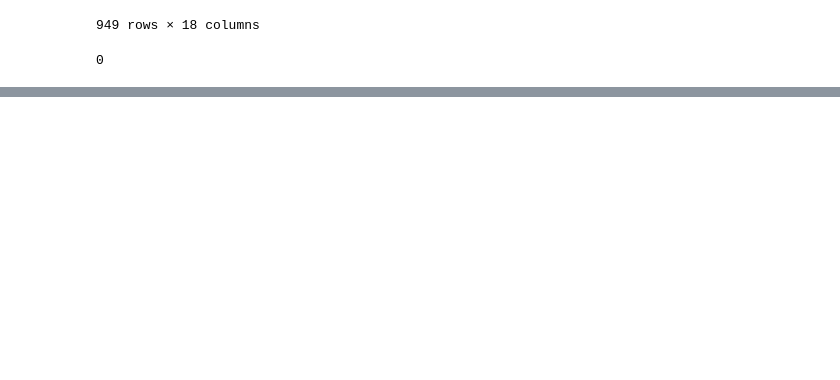
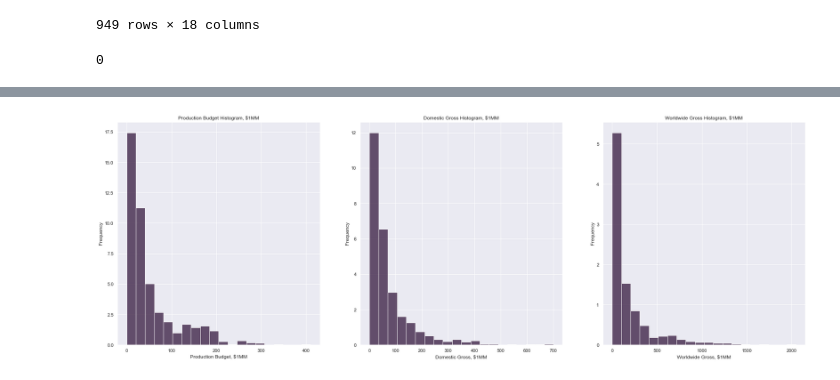
Before and after one commit to ovilar/phase_1-project, a Jupyter notebook: project.ipynb, the cells around one changed output, grey strips where cells are left out. Drawn from its saved outputs; the diff is of its cells as text; code cells hidden in the pictures; blank space fills up the shorter version.

```diff
--- a/project.ipynb
+++ b/project.ipynb
@@ -544,6 +460,6 @@ df['domestic str'] = df['domestic_gross'].apply(lambda x: '${:,.2f}'.format(x))
 df['production str'] = df['production_budget'].apply(lambda x: '${:,.2f}'.format(x))
 
 #Calculating the return on investment: total, domestic and foreign
-df['total return'] = df['worldwide_gross']/df['production_budget'] - 1
+df['worldwide return'] = df['worldwide_gross']/df['production_budget'] - 1
 df['domestic return'] = df['domestic_gross']/df['production_budget'] - 1
-df['foreign return'] = (df['worldwide_gross'] - df['domestic_gross'])/df['production_budget'] - 1
+df['total return'] = (df['domestic_gross'] + df['worldwide_gross'])/df['production_budget'] - 1
@@ -549,0 +486,12 @@ df['foreign return'] = (df['worldwide_gross'] - df['domestic_gross'])/df['produc
+# %%
+#Substituting New Line and Fox and creating top lists
+df.loc[df['studio'] == 'WB (NL)', 'studio'] = 'WB'
+
+df.loc[df['studio'] == 'FoxS', 'studio'] = 'Fox'
+
+#Substituting studios with less than 25 entries
+counts = df['studio'].value_counts()
+idx = counts[counts.lt(25)].index
+
+df.loc[df['studio'].isin(idx), 'studio group'] = 'Other/Indie'
+df.loc[df['studio group'].isnull(), 'studio group'] = df['studio']
@@ -581,0 +539,25 @@ plt.show()
+# %%
+#VIZ using Seaborn
+fig, ax = plt.subplots(1,3, figsize = (30,10))
+sns.set_theme(palette = 'rocket')
+
+df['production million'] = df['production_budget']/1000000
+df['domestic million'] = df['domestic_gross']/1000000
+df['worldwide million'] = df['worldwide_gross']/1000000
+
+sns.histplot(ax = ax[0], data = df, x = 'production million', stat = 'frequency', bins = 20)
+ax[0].set(title = 'Production Budget Histogram, $1MM')
+ax[0].set_xlabel('Production Budget, $1MM')
+
+sns.histplot(ax = ax[1], data = df, x = 'domestic million', stat = 'frequency', bins = 20)
+ax[1].set(title = 'Domestic Gross Histogram, $1MM')
+ax[1].set_xlabel('Domestic Gross, $1MM')
+
+sns.histplot(ax = ax[2], data = df, x = 'worldwide million', stat = 'frequency', bins = 20)
+ax[2].set(title = 'Worldwide Gross Histogram, $1MM')
+ax[2].set_xlabel('Worldwide Gross, $1MM')
+
+
+plt.show()
+# %% [output]
+[figure, added]
```
Also changed, not shown: parts of 37 cells of this notebook, 1 other file.
